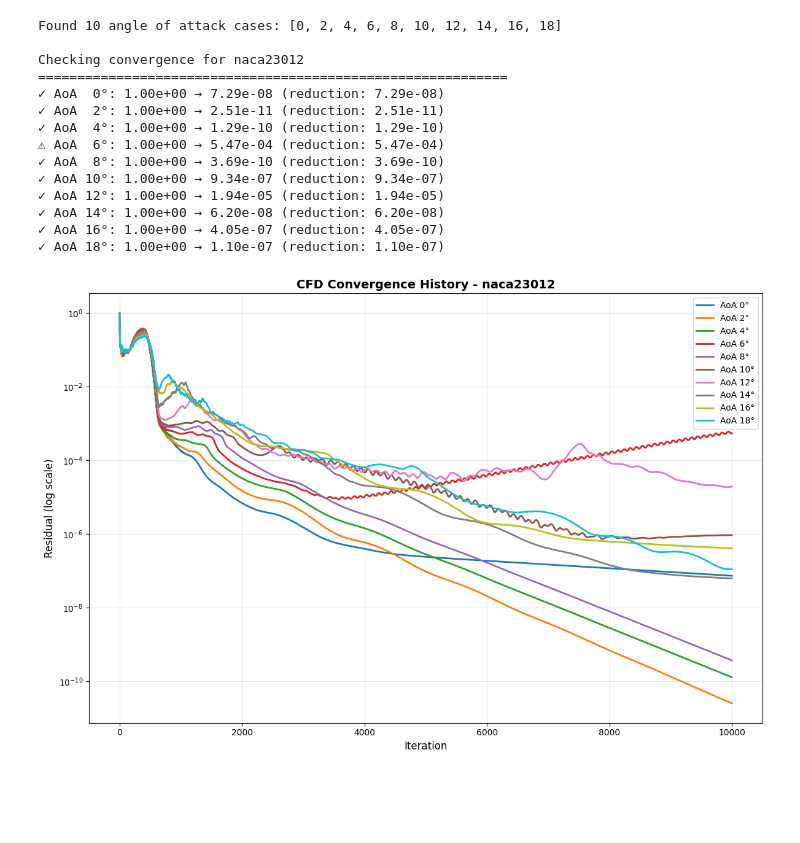
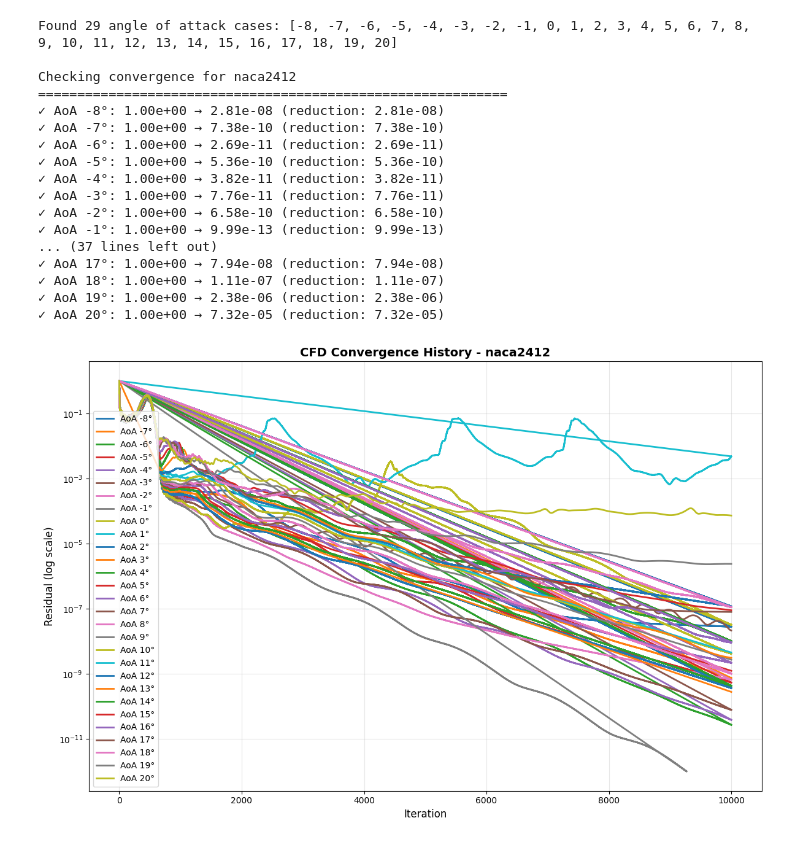
Before and after one commit to seawhanlee/aerodynamic-experiment, a Jupyter notebook: results/plot_CL_py.ipynb, the cells around one changed output. Cells and saved outputs as stored; diff of their text form; code cells hidden in the pictures; blank space fills up the shorter version.

Commit message:
feat: Update CL plotting script to handle negative AoA and regenerate plot

```diff
--- a/results/plot_CL_py.ipynb
+++ b/results/plot_CL_py.ipynb
@@ -1,6 +1,6 @@
 # %%
 # Select the NACA profile to analyze
-profile = 'naca23012'  # Change this to 'naca23012' or 'naca2412' as needed
+profile = 'naca2412'  # Change this to 'naca23012' or 'naca2412' as needed
 # %%
 # %matplotlib notebook
 from matplotlib import pyplot as plt
@@ -58,56 +58,60 @@ def check_convergence(fname):
 profile_dir = f'../{profile}'
 aoa_folders = [d for d in os.listdir(profile_dir) if os.path.isdir(os.path.join(profile_dir, d)) and d.startswith('aoa')]
 
-# Extract angle values and sort
+# Extract angle values and sort (handle both positive and negative angles)
 aoa_list = []
 for folder in aoa_folders:
-    match = re.match(r'aoa(\d+)', folder)
+    # Match aoa-N for negative angles or aoaN for positive angles
+    match = re.match(r'aoa(-?\d+)', folder)
     if match:
         aoa_list.append(int(match.group(1)))
 aoa_list.sort()
 
 print(f'Found {len(aoa_list)} angle of attack cases: {aoa_list}')
 
 fig, ax = plt.subplots(figsize=(12, 8))
 
 print(f'\nChecking convergence for {profile}')
 print('='*60)
 
 for angle in aoa_list:
     stats = pd.read_csv('../{}/aoa{}/stats.csv'.format(profile, angle))
     ax.semilogy(stats['iter'], stats['rho'], label=f'AoA {angle}°', linewidth=2)
 
     # Print convergence info
     initial_residual = stats['rho'].iloc[0]
     final_residual = stats['rho'].iloc[-1]
     reduction = final_residual / initial_residual
 
     status = '✓' if reduction < 1e-4 else '⚠'
     print(f'{status} AoA {angle:2d}°: {initial_residual:.2e} → {final_residual:.2e} (reduction: {reduction:.2e})')
 
 ax.set_xlabel('Iteration', fontsize=12)
 ax.set_ylabel('Residual (log scale)', fontsize=12)
 ax.set_title(f'CFD Convergence History - {profile}', fontsize=14, fontweight='bold')
 ax.legend(loc='best', fontsize=10)
 ax.grid(True, which='both', alpha=0.3)
 fig.tight_layout()
 fig.savefig('{}/convergence.png'.format(profile), dpi=300)
 # %% [output]
-Found 10 angle of attack cases: [0, 2, 4, 6, 8, 10, 12, 14, 16, 18]
+Found 29 angle of attack cases: [-8, -7, -6, -5, -4, -3, -2, -1, 0, 1, 2, 3, 4, 5, 6, 7, 8, 9, 10, 11, 12, 13, 14, 15, 16, 17, 18, 19, 20]
 
-Checking convergence for naca23012
+Checking convergence for naca2412
 ============================================================
-✓ AoA  0°: 1.00e+00 → 7.29e-08 (reduction: 7.29e-08)
-✓ AoA  2°: 1.00e+00 → 2.51e-11 (reduction: 2.51e-11)
-✓ AoA  4°: 1.00e+00 → 1.29e-10 (reduction: 1.29e-10)
-⚠ AoA  6°: 1.00e+00 → 5.47e-04 (reduction: 5.47e-04)
-✓ AoA  8°: 1.00e+00 → 3.69e-10 (reduction: 3.69e-10)
-✓ AoA 10°: 1.00e+00 → 9.34e-07 (reduction: 9.34e-07)
-✓ AoA 12°: 1.00e+00 → 1.94e-05 (reduction: 1.94e-05)
-✓ AoA 14°: 1.00e+00 → 6.20e-08 (reduction: 6.20e-08)
-✓ AoA 16°: 1.00e+00 → 4.05e-07 (reduction: 4.05e-07)
-✓ AoA 18°: 1.00e+00 → 1.10e-07 (reduction: 1.10e-07)
+✓ AoA -8°: 1.00e+00 → 2.81e-08 (reduction: 2.81e-08)
+✓ AoA -7°: 1.00e+00 → 7.38e-10 (reduction: 7.38e-10)
+✓ AoA -6°: 1.00e+00 → 2.69e-11 (reduction: 2.69e-11)
+✓ AoA -5°: 1.00e+00 → 5.36e-10 (reduction: 5.36e-10)
+✓ AoA -4°: 1.00e+00 → 3.82e-11 (reduction: 3.82e-11)
+✓ AoA -3°: 1.00e+00 → 7.76e-11 (reduction: 7.76e-11)
+✓ AoA -2°: 1.00e+00 → 6.58e-10 (reduction: 6.58e-10)
+✓ AoA -1°: 1.00e+00 → 9.99e-13 (reduction: 9.99e-13)
+... (37 lines left out)
+✓ AoA 17°: 1.00e+00 → 7.94e-08 (reduction: 7.94e-08)
+✓ AoA 18°: 1.00e+00 → 1.11e-07 (reduction: 1.11e-07)
+✓ AoA 19°: 1.00e+00 → 2.38e-06 (reduction: 2.38e-06)
+✓ AoA 20°: 1.00e+00 → 7.32e-05 (reduction: 7.32e-05)
-[figure, old version]
+[figure, new version]
 # %%
 # Use detected AoA list (assumes previous cell was run)
 aoa = np.array(aoa_list)
```
Also changed, not shown: parts of 2 cells of this notebook, 2 other files.
